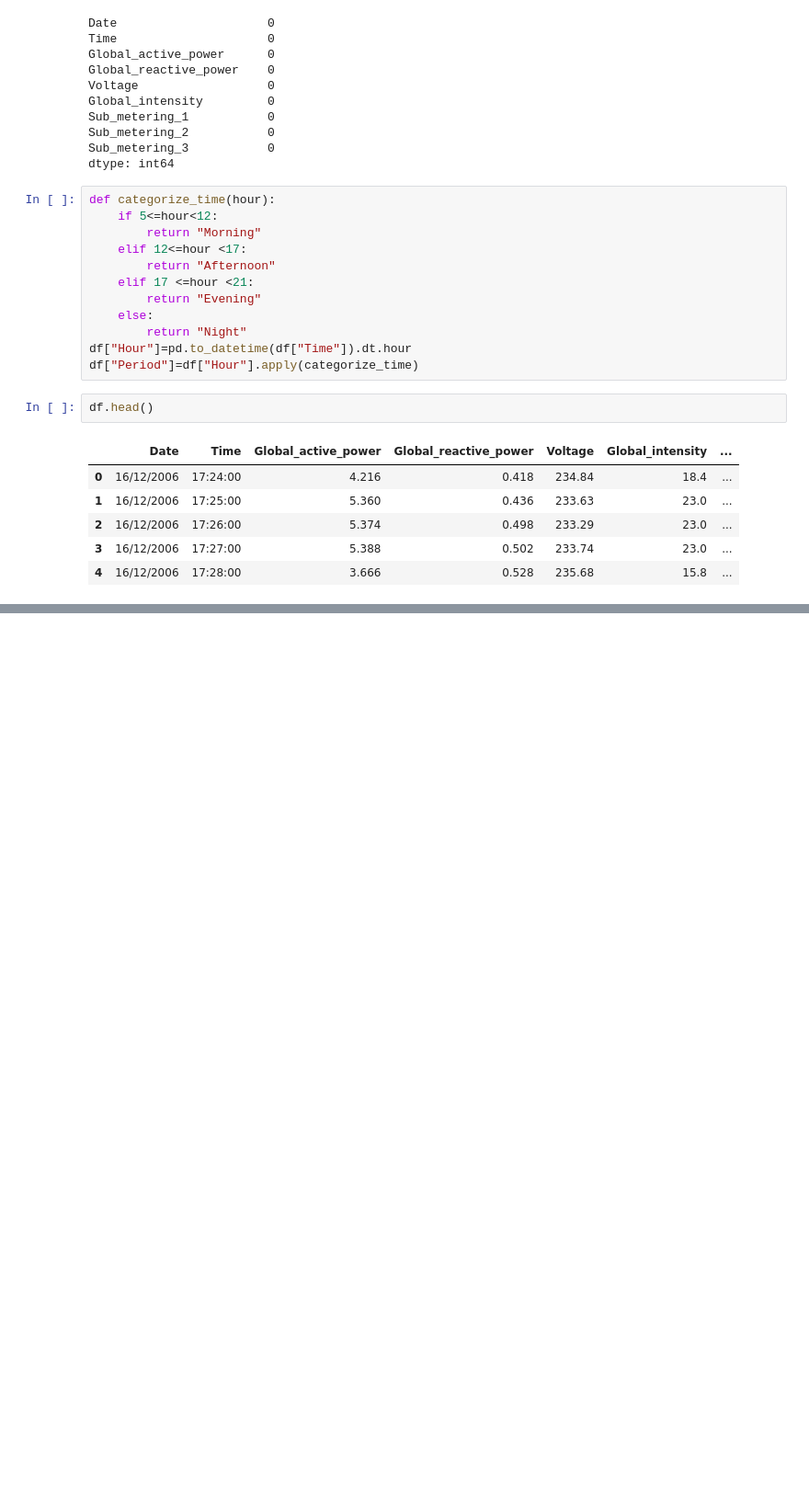
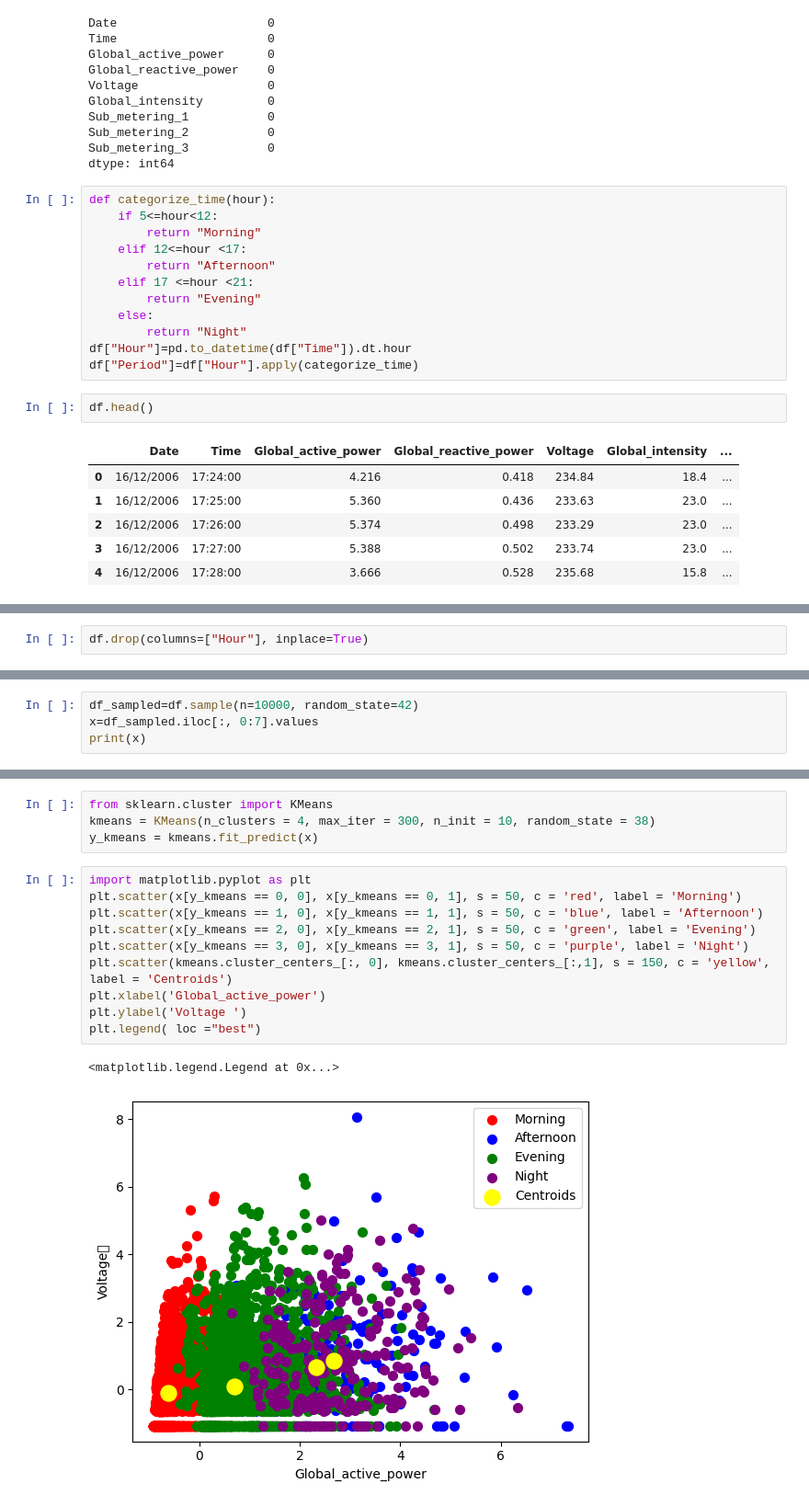
Before and after one commit to Enkhbayasgalan97/CA1-2026163, a Jupyter notebook: CA1.ipynb, the cells around one changed output, grey strips where cells are left out. Shown at 92% size. Drawn from its saved outputs; the diff is of its cells as text; blank space fills up the shorter version.

Commit message:
i did k means cluster

```diff
--- a/CA1.ipynb
+++ b/CA1.ipynb
@@ -218,0 +237,2 @@ _IncompleteInputError: incomplete input (2761898458.py, line 1)
+# %%
+df.drop(columns=["Hour"], inplace=True)
@@ -218,0 +250,4 @@ _IncompleteInputError: incomplete input (2761898458.py, line 1)
+# %%
+df_sampled=df.sample(n=10000, random_state=42)
+x=df_sampled.iloc[:, 0:7].values
+print(x)
@@ -218,0 +268,17 @@ _IncompleteInputError: incomplete input (2761898458.py, line 1)
+# %%
+from sklearn.cluster import KMeans
+kmeans = KMeans(n_clusters = 4, max_iter = 300, n_init = 10, random_state = 38)
+y_kmeans = kmeans.fit_predict(x)
+# %%
+import matplotlib.pyplot as plt
+plt.scatter(x[y_kmeans == 0, 0], x[y_kmeans == 0, 1], s = 50, c = 'red', label = 'Morning')
+plt.scatter(x[y_kmeans == 1, 0], x[y_kmeans == 1, 1], s = 50, c = 'blue', label = 'Afternoon')
+plt.scatter(x[y_kmeans == 2, 0], x[y_kmeans == 2, 1], s = 50, c = 'green', label = 'Evening')
+plt.scatter(x[y_kmeans == 3, 0], x[y_kmeans == 3, 1], s = 50, c = 'purple', label = 'Night')
+plt.scatter(kmeans.cluster_centers_[:, 0], kmeans.cluster_centers_[:,1], s = 150, c = 'yellow', label = 'Centroids')
+plt.xlabel('Global_active_power')
+plt.ylabel('Voltage	')
+plt.legend( loc ="best")
+# %% [output]
+<matplotlib.legend.Legend at 0x...>
+[figure, added]
```
Also changed, not shown: parts of 10 cells of this notebook.
